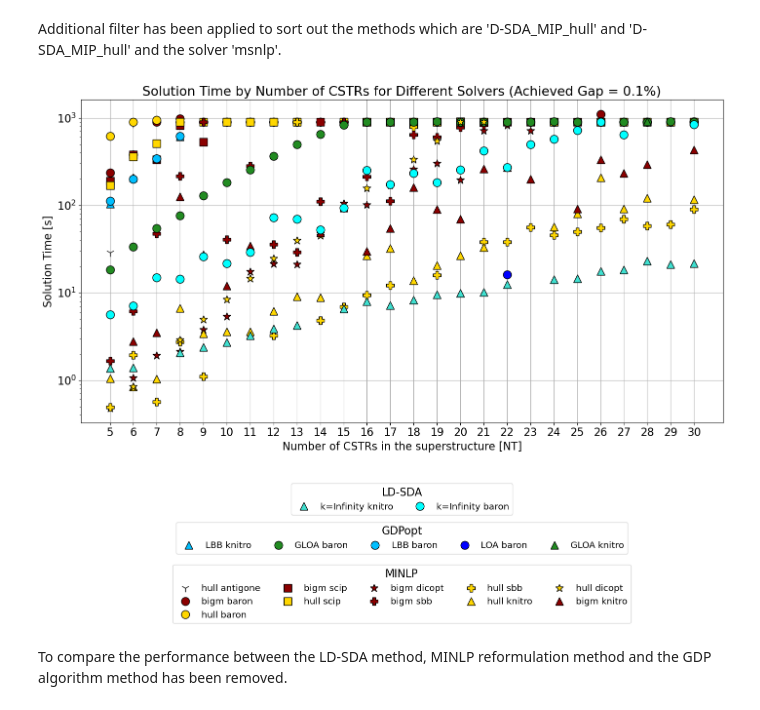
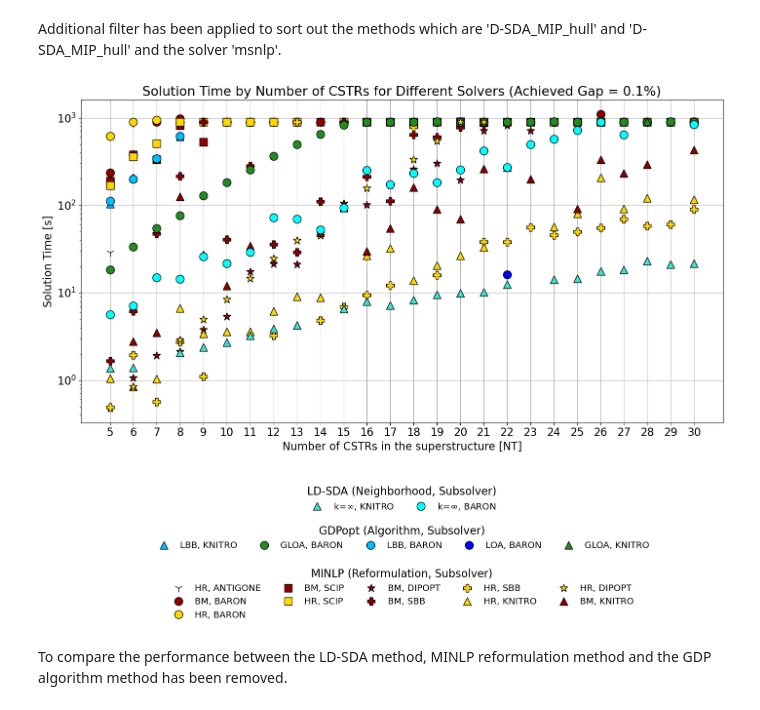
Before and after one commit to SECQUOIA/dsda-gdp, a Jupyter notebook: results/visualize_cstr_model.ipynb, the cells around one changed output. Drawn from its saved outputs; the diff is of its cells as text; code cells hidden in the pictures.

```diff
--- a/results/visualize_cstr_model.ipynb
+++ b/results/visualize_cstr_model.ipynb
@@ -473,7 +473,7 @@ plt.show()
 
 - The `plt.show()` command is then called to display the plot with the newly arranged legends.
 # %%
-df = pd.read_csv('cstr_results_30_dantzig.csv')
+df = pd.read_csv('cstr_results_30_dantzig_enum.csv')
 
 df = df[df['Solver'] != 'msnlp']
 
@@ -756,40 +756,40 @@ plt.ylabel('Solution Time [s]')
 plt.legend(loc='upper left', bbox_to_anchor=(1,1))
 plt.title(f"Solution Time by Number of CSTRs for Different Solvers (Achieved Gap = {gap}%)")
 plt.grid(True)
 plt.tight_layout()
 
 # Set x-ticks to only show the selected_NT values
 ax.set_xticks(selected_NT)
 
 # Sort the legend labels and handles
 GDPopt_handles, GDPopt_labels = [], []
 DSDA_handles, DSDA_labels = [], []
 MINLP_handles, MINLP_labels = [], []
 
 for handle, label, in zip(*ax.get_legend_handles_labels()):
     if 'GDPopt' in label:
         GDPopt_handles.append(handle)
-        GDPopt_labels.append(label.replace('GDPopt_', '').replace('_', ' '))
+        GDPopt_labels.append(label.replace('GDPopt_', '').replace('_', ', ').replace('knitro','KNITRO').replace('baron','BARON'))
     elif 'D-SDA' in label:
         DSDA_handles.append(handle)
-        DSDA_labels.append(label.replace('D-SDA_', '').replace('_', ' '))
+        DSDA_labels.append(label.replace('D-SDA_', '').replace('_', ', ').replace('Infinity', '$\infty$').replace('knitro','KNITRO').replace('baron','BARON'))
     elif 'MINLP' in label:
         MINLP_handles.append(handle)
-        MINLP_labels.append(label.replace('MINLP_', '').replace('_', ' '))
+        MINLP_labels.append(label.replace('MINLP_', '').replace('_', ', ').replace('knitro','KNITRO').replace('baron','BARON').replace('sbb','SBB').replace('dicopt','DIPOPT').replace('antigone','ANTIGONE').replace('scip','SCIP').replace('hull','HR').replace('bigm','BM'))
 
 # Create custom legends
-legend_GDPopt = ax.legend(GDPopt_handles, GDPopt_labels, title='GDPopt', loc='lower center', bbox_to_anchor=(0.5, -0.42), fontsize='small', ncol=5)
-legend_DSDA = ax.legend(DSDA_handles, DSDA_labels, title='LD-SDA', loc='lower center', bbox_to_anchor=(0.5, -0.30), fontsize='small', ncol=3)
-legend_MINLP = ax.legend(MINLP_handles, MINLP_labels, title='MINLP', loc='lower center', bbox_to_anchor=(0.5, -0.635, -0.001, 0.5), fontsize='small', ncol=5)
+legend_GDPopt = ax.legend(GDPopt_handles, GDPopt_labels, title='GDPopt (Algorithm, Subsolver)', loc='lower center', bbox_to_anchor=(0.5, -0.42), fontsize='small', ncol=5, frameon=False)
+legend_DSDA = ax.legend(DSDA_handles, DSDA_labels, title='LD-SDA (Neighborhood, Subsolver)', loc='lower center', bbox_to_anchor=(0.5, -0.30), fontsize='small', ncol=3, frameon=False)
+legend_MINLP = ax.legend(MINLP_handles, MINLP_labels, title='MINLP (Reformulation, Subsolver)', loc='lower center', bbox_to_anchor=(0.5, -0.635, -0.001, 0.5), fontsize='small', ncol=5, frameon=False)
 
 # Add the legends back to the plot
 ax.add_artist(legend_GDPopt)
 ax.add_artist(legend_DSDA)
 # No need to add the last artist, as it will be on top by default
 
 plt.show()
 # %% [output]
-[figure, old version]
+[figure, new version]
 # %% [markdown]
 To compare the performance between the LD-SDA method, MINLP reformulation method and the GDP algorithm method has been removed.
 # %%
```
Also changed, not shown: parts of 6 cells of this notebook, 1 other file.
